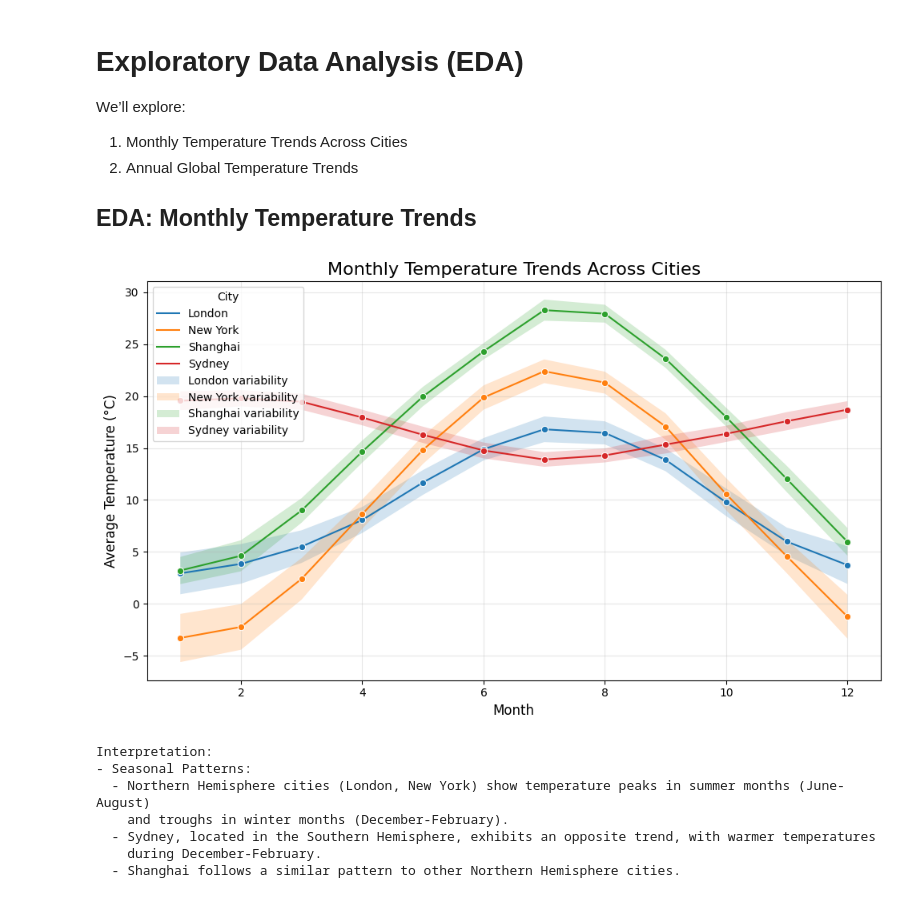
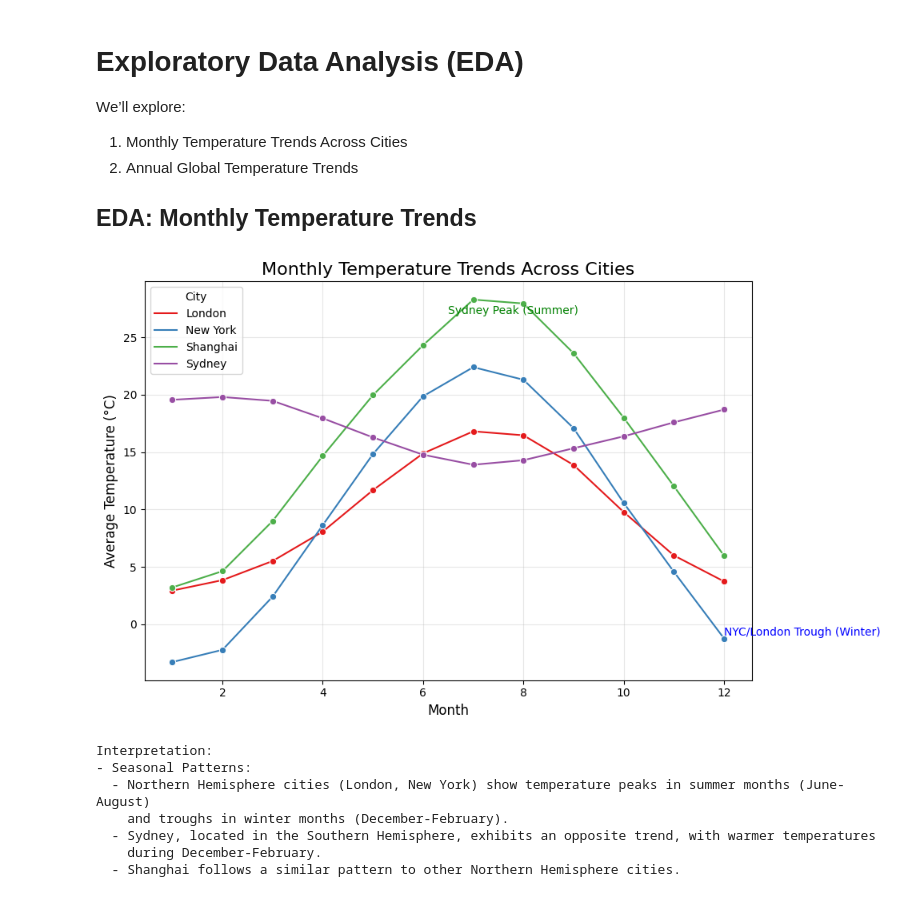
Before and after one commit to CrillyPienaah/CrillyPienaah, a Jupyter notebook: global-cities-seasonal-temperature-analysis.ipynb, the cells around one changed output. Saved outputs shown, nothing was run; the diff lists cells and outputs as text; code cells hidden in the pictures.

```diff
--- a/global-cities-seasonal-temperature-analysis.ipynb
+++ b/global-cities-seasonal-temperature-analysis.ipynb
@@ -140,42 +140,43 @@ We’ll explore:
 # %%
 import pandas as pd
 import numpy as np
 import seaborn as sns
 import matplotlib.pyplot as plt
 import warnings
 
 # Suppress FutureWarnings
 warnings.filterwarnings("ignore", category=FutureWarning)
 
 # Replace inf values with NaN
 selected_cities.replace([np.inf, -np.inf], np.nan, inplace=True)
 
 # Monthly trends visualization
 monthly_summary = selected_cities.groupby(['City', 'Month']).agg(
     AvgTemperature=('AverageTemperature', 'mean'),
     TempSD=('AverageTemperature', 'std')
 ).reset_index()
 
+# Monthly Temperature Trends
 plt.figure(figsize=(10, 6))
-sns.lineplot(data=monthly_summary, x='Month', y='AvgTemperature', hue='City', marker='o')
-for city in monthly_summary['City'].unique():
-    city_data = monthly_summary[monthly_summary['City'] == city]
-    plt.fill_between(
-        city_data['Month'],
-        city_data['AvgTemperature'] - city_data['TempSD'],
-        city_data['AvgTemperature'] + city_data['TempSD'],
-        alpha=0.2,
-        label=f"{city} variability"
-    )
+sns.lineplot(data=monthly_summary, x='Month', y='AvgTemperature', hue='City', marker='o', palette='Set1')
+
+# Annotate seasonal peaks and troughs
+plt.text(6.5, 27, "Sydney Peak (Summer)", fontsize=10, color="green")
+plt.text(12, -1, "NYC/London Trough (Winter)", fontsize=10, color="blue")
+
+# Customize the plot
 plt.title("Monthly Temperature Trends Across Cities", fontsize=16)
 plt.xlabel("Month", fontsize=12)
 plt.ylabel("Average Temperature (°C)", fontsize=12)
 plt.legend(title="City", loc="upper left")
 plt.grid(alpha=0.3)
 plt.tight_layout()
+
+# Save and display
+plt.savefig("monthly_temperature_trends_updated.png", dpi=300)
 plt.show()
 # %% [output]
-[figure, old version]
+[figure, new version]
 # %%
 interpretation = """
 Interpretation:
```
Also changed, not shown: parts of 9 cells of this notebook.
